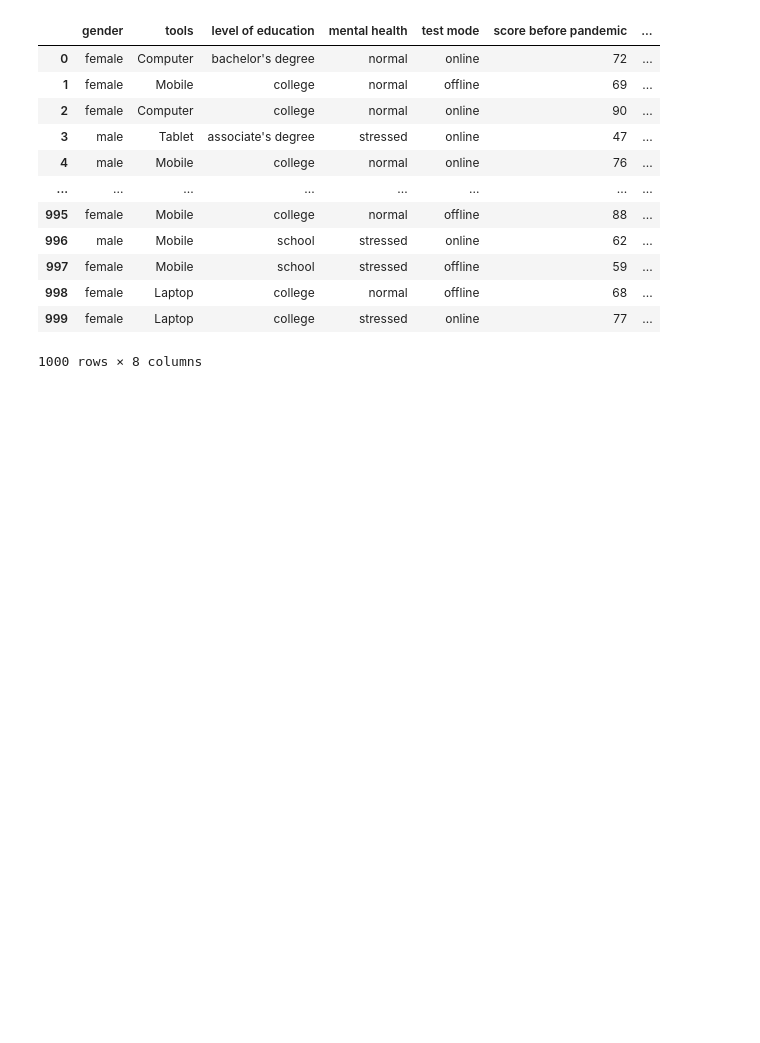
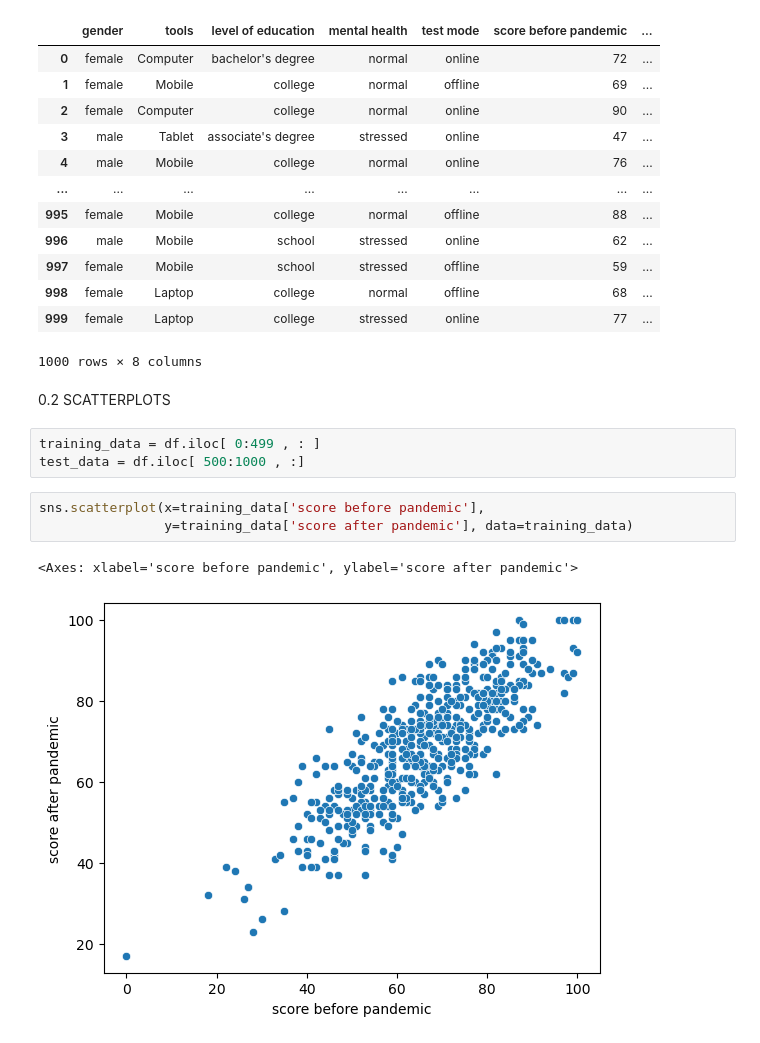
Before and after one commit to Yabsram/NYU_GSTEM_WDS, a Jupyter notebook: jupyterCode.ipynb, the cells around one changed output. Cells and saved outputs as stored; diff of their text form; blank space fills up the shorter version.

```diff
--- a/jupyterCode.ipynb
+++ b/jupyterCode.ipynb
@@ -22,3 +27,14 @@ df
 | 998 | female | Laptop | college | normal | offline | 68 | ... |
 | 999 | female | Laptop | college | stressed | online | 77 | ... |
 1000 rows × 8 columns
+# %% [markdown]
+0.2 SCATTERPLOTS
+# %%
+training_data = df.iloc[ 0:499 , : ]
+test_data = df.iloc[ 500:1000 , :]
+# %%
+sns.scatterplot(x=training_data['score before pandemic'],
+                y=training_data['score after pandemic'], data=training_data)
+# %% [output]
+<Axes: xlabel='score before pandemic', ylabel='score after pandemic'>
+[figure, added]
```
Also changed, not shown: parts of 129 cells of this notebook, 1 other file.
